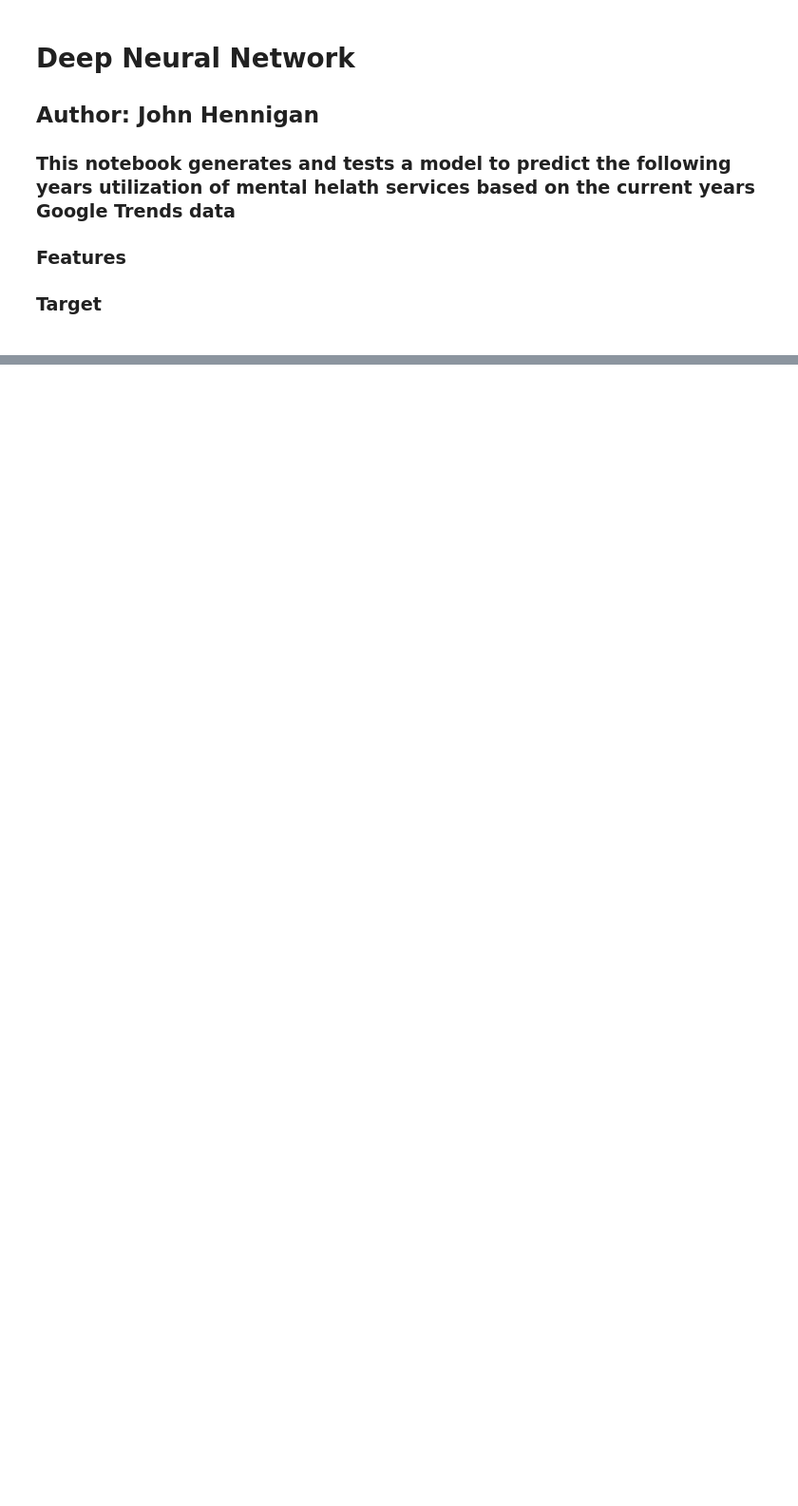
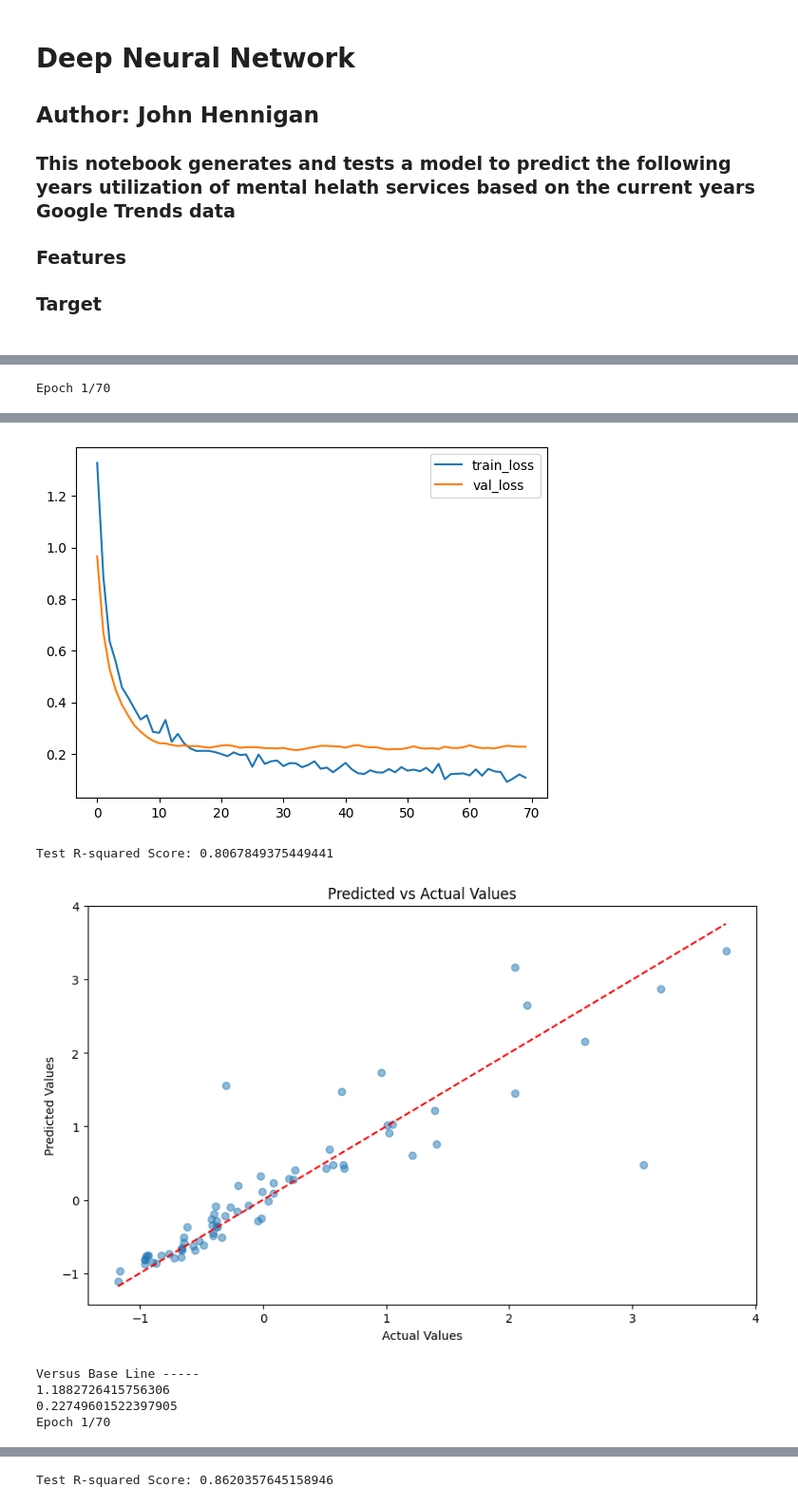
Before and after one commit to jonjonbinx1/GSMH, a Jupyter notebook: models/dnn.ipynb, the cells around one changed output, grey strips where cells are left out. Shown at 95% size. Saved outputs shown, nothing was run; the diff lists cells and outputs as text; code cells hidden in the pictures; blank space fills up the shorter version.

Commit message:
adding the code for final model

```diff
--- a/models/dnn.ipynb
+++ b/models/dnn.ipynb
@@ -148,0 +221,64 @@ Test R-squared Score: 0.6893237543767026
+# %%
+#prep the model and data
+
+# Initialize KFold and Scaler
+k_folds = KFold(n_splits=5, shuffle=True, random_state=42)
+Xscaler = StandardScaler()
+Yscaler = StandardScaler()
+
+# Initialize lists to store actual and predicted values
+actuals = []
+predictions = []
+
+# Initialize KFold and Scaler
+k_folds = KFold(n_splits=5, shuffle=True, random_state=42)
+r2_scores = []
+for train_index, test_index in k_folds.split(X):
+    X_train, X_test = X.iloc[train_index], X.iloc[test_index]
+    y_train, y_test = y[train_index], y[test_index]
+
+    y_train = pd.DataFrame(y_train)
+    y_test = pd.DataFrame(y_test)
+    # Standardize the data
+    X_train = Xscaler.fit_transform(X_train)
+    X_test = Xscaler.transform(X_test)
+    y_train = Yscaler.fit_transform(y_train).flatten()
+    y_test = Yscaler.transform(y_test).flatten()
+
+    model = create_model_from_best_params(best_params)
+    # Train the model
+    history = model.fit(X_train, y_train, epochs=best_params['epochs'], batch_size=best_params['batch_size'], validation_data=(X_test, y_test))
+
+    # Make predictions
+    y_pred = model.predict(X_test)
+
+    #plot training history
+    plt.plot(history.history['loss'], label='train_loss')
+    plt.plot(history.history['val_loss'], label='val_loss')
+    plt.legend()
+    plt.show()
+
+    r2 = r2_score(y_test, y_pred)
+    print(f'Test R-squared Score: {r2}')
+    r2_scores.append(r2)
+
+    plot_predictions_vs_actual(y_test, y_pred.flatten())
+    score = r2_score(y_test, y_pred)
+    baseline_pred = np.mean(y_train) * np.ones_like(y_test)
+    baseline_mse = mean_squared_error(y_test, baseline_pred)
+    print("Versus Base Line ----- ")
+    print(baseline_mse)
+    print(mean_squared_error(y_test, y_pred))
+
+    residuals_nn = y_test - y_pred.squeeze()
+    residuals_baseline = y_test - baseline_pred
+    t_stat, p_value = stats.ttest_rel(residuals_nn, residuals_baseline)
+    if p_value < 0.05:
+        print("REJECTING NULL HYPOTHESIS")
+
+print(model.summary())
+print(best_params)
+print(X.keys())
+print(f"Average R2 : {sum(r2_scores)/len(r2_scores)}")
+# %% [output]
+Epoch 1/70
@@ -148,0 +302,7 @@ Test R-squared Score: 0.6893237543767026
+[figure, added]
+Test R-squared Score: 0.8067849375449441
+[figure, added]
+Versus Base Line -----
+1.1882726415756306
+0.22749601522397905
+Epoch 1/70
@@ -148,0 +327 @@ Test R-squared Score: 0.6893237543767026
+Test R-squared Score: 0.8620357645158946
```
Also changed, not shown: parts of 9 cells of this notebook, 3 other files.
